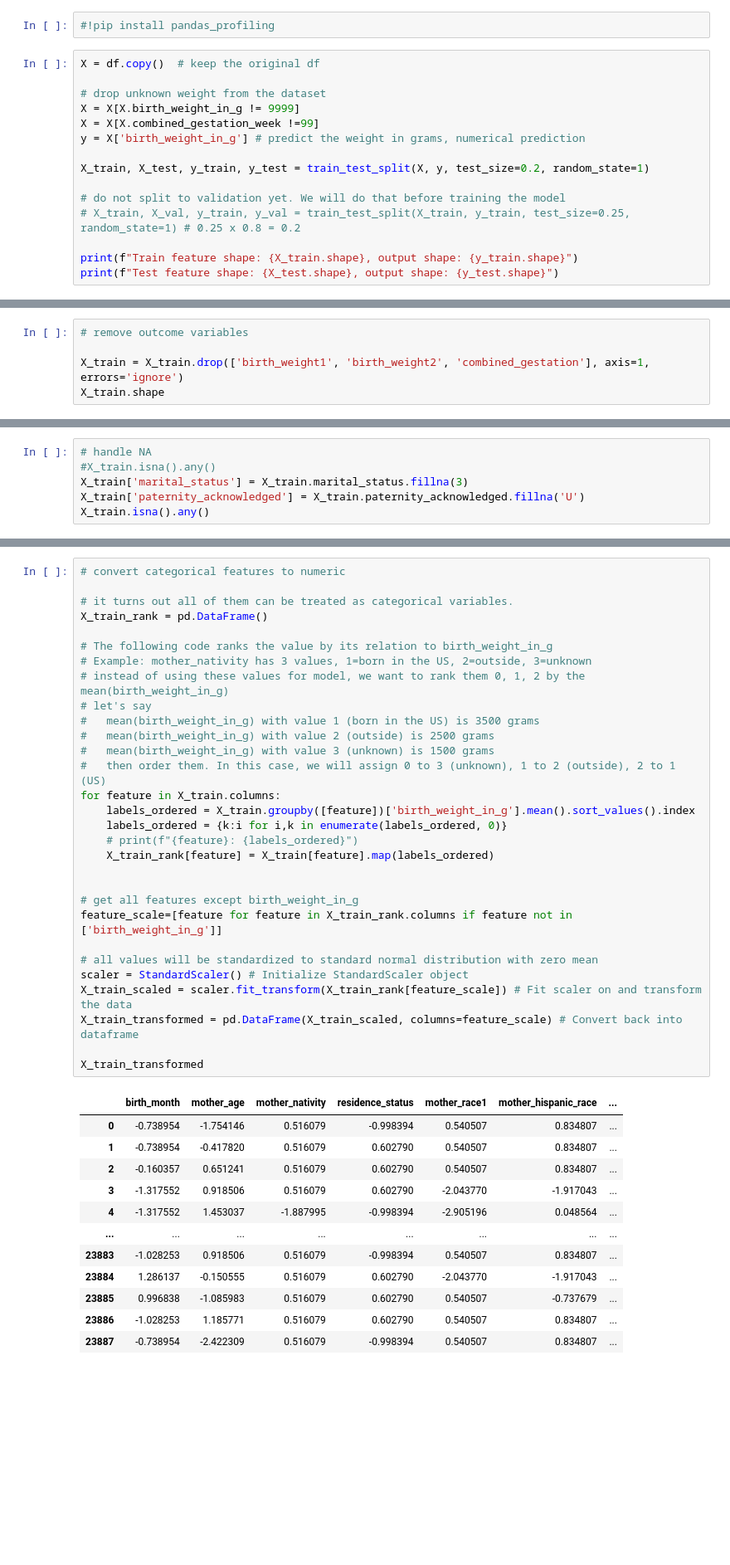
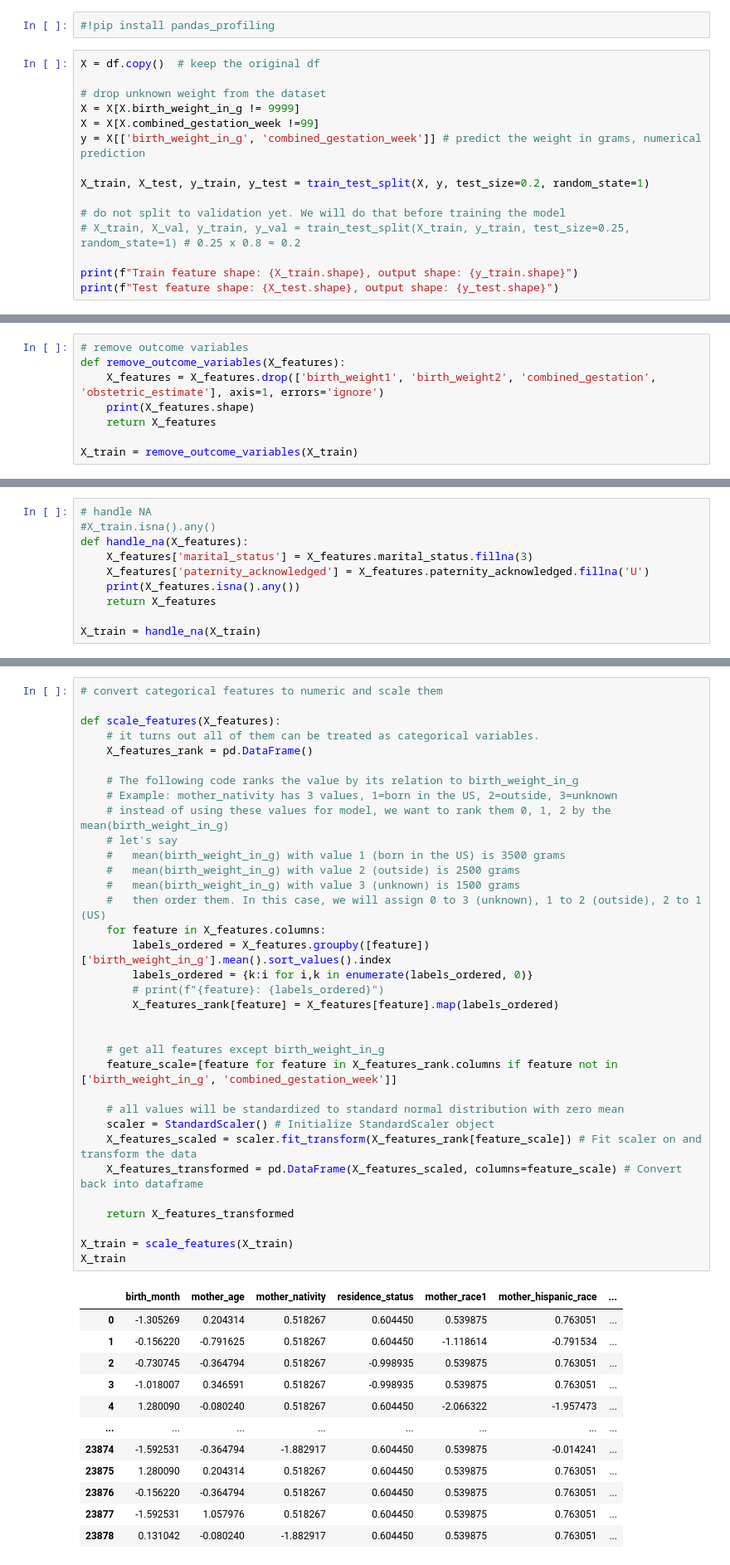
Before and after one commit to frankiepun/capstone_childbirth, a Jupyter notebook: childbirth_EDA.ipynb, the cells around one changed output, grey strips where cells are left out. Shown at 83% size. Cells and saved outputs as stored; diff of their text form; blank space fills up the shorter version.

```diff
--- a/childbirth_EDA.ipynb
+++ b/childbirth_EDA.ipynb
@@ -160,7 +160,7 @@ X = df.copy()  # keep the original df
 # drop unknown weight from the dataset
 X = X[X.birth_weight_in_g != 9999]
 X = X[X.combined_gestation_week !=99]
-y = X['birth_weight_in_g'] # predict the weight in grams, numerical prediction
+y = X[['birth_weight_in_g', 'combined_gestation_week']] # predict the weight in grams, numerical prediction
 
 X_train, X_test, y_train, y_test = train_test_split(X, y, test_size=0.2, random_state=1)
 
@@ -192,6 +192,9 @@ generate_pandas_profile_eda()
 # %%
 # remove outcome variables
+def remove_outcome_variables(X_features):
+    X_features = X_features.drop(['birth_weight1', 'birth_weight2', 'combined_gestation', 'obstetric_estimate'], axis=1, errors='ignore')
+    print(X_features.shape)
+    return X_features
 
-X_train = X_train.drop(['birth_weight1', 'birth_weight2', 'combined_gestation'], axis=1, errors='ignore')
-X_train.shape
+X_train = remove_outcome_variables(X_train)
 # %% [output]
@@ -343,9 +362,13 @@ sns.heatmap(corr, xticklabels=corr.columns, yticklabels=corr.columns)
 # %%
 # handle NA
 #X_train.isna().any()
-X_train['marital_status'] = X_train.marital_status.fillna(3)
-X_train['paternity_acknowledged'] = X_train.paternity_acknowledged.fillna('U')
-X_train.isna().any()
+def handle_na(X_features):
+    X_features['marital_status'] = X_features.marital_status.fillna(3)
+    X_features['paternity_acknowledged'] = X_features.paternity_acknowledged.fillna('U')
+    print(X_features.isna().any())
+    return X_features
+
+X_train = handle_na(X_train)
 # %% [output]
 birth_month                       False
 mother_age                        False
@@ -365,45 +388,49 @@ birth_weight_in_g                 False
 infant_breastfed_at_discharge     False
 dtype: bool
 # %%
-# convert categorical features to numeric
+# convert categorical features to numeric and scale them
 
-# it turns out all of them can be treated as categorical variables.
-X_train_rank = pd.DataFrame()
+def scale_features(X_features):
+    # it turns out all of them can be treated as categorical variables.
+    X_features_rank = pd.DataFrame()
 
-# The following code ranks the value by its relation to birth_weight_in_g
-# Example: mother_nativity has 3 values, 1=born in the US, 2=outside, 3=unknown
-# instead of using these values for model, we want to rank them 0, 1, 2 by the mean(birth_weight_in_g)
-# let's say
-#   mean(birth_weight_in_g) with value 1 (born in the US) is 3500 grams
-#   mean(birth_weight_in_g) with value 2 (outside) is 2500 grams
-#   mean(birth_weight_in_g) with value 3 (unknown) is 1500 grams
-#   then order them. In this case, we will assign 0 to 3 (unknown), 1 to 2 (outside), 2 to 1 (US)
-for feature in X_train.columns:
-    labels_ordered = X_train.groupby([feature])['birth_weight_in_g'].mean().sort_values().index
-    labels_ordered = {k:i for i,k in enumerate(labels_ordered, 0)}
-    # print(f"{feature}: {labels_ordered}")
-    X_train_rank[feature] = X_train[feature].map(labels_ordered)
+    # The following code ranks the value by its relation to birth_weight_in_g
+    # Example: mother_nativity has 3 values, 1=born in the US, 2=outside, 3=unknown
+    # instead of using these values for model, we want to rank them 0, 1, 2 by the mean(birth_weight_in_g)
+    # let's say
+    #   mean(birth_weight_in_g) with value 1 (born in the US) is 3500 grams
+    #   mean(birth_weight_in_g) with value 2 (outside) is 2500 grams
+    #   mean(birth_weight_in_g) with value 3 (unknown) is 1500 grams
+    #   then order them. In this case, we will assign 0 to 3 (unknown), 1 to 2 (outside), 2 to 1 (US)
+    for feature in X_features.columns:
+        labels_ordered = X_features.groupby([feature])['birth_weight_in_g'].mean().sort_values().index
+        labels_ordered = {k:i for i,k in enumerate(labels_ordered, 0)}
+        # print(f"{feature}: {labels_ordered}")
+        X_features_rank[feature] = X_features[feature].map(labels_ordered)
 
 
-# get all features except birth_weight_in_g
-feature_scale=[feature for feature in X_train_rank.columns if feature not in ['birth_weight_in_g']]
+    # get all features except birth_weight_in_g
+    feature_scale=[feature for feature in X_features_rank.columns if feature not in ['birth_weight_in_g', 'combined_gestation_week']]
 
-# all values will be standardized to standard normal distribution with zero mean
-scaler = StandardScaler() # Initialize StandardScaler object
-X_train_scaled = scaler.fit_transform(X_train_rank[feature_scale]) # Fit scaler on and transform the data
-X_train_transformed = pd.DataFrame(X_train_scaled, columns=feature_scale) # Convert back into dataframe
+    # all values will be standardized to standard normal distribution with zero mean
+    scaler = StandardScaler() # Initialize StandardScaler object
+    X_features_scaled = scaler.fit_transform(X_features_rank[feature_scale]) # Fit scaler on and transform the data
+    X_features_transformed = pd.DataFrame(X_features_scaled, columns=feature_scale) # Convert back into dataframe
 
-X_train_transformed
+    return X_features_transformed
+
+X_train = scale_features(X_train)
+X_train
 # %% [output]
 |  | birth_month | mother_age | mother_nativity | residence_status | mother_race1 | mother_hispanic_race | ... |
-| 0 | -0.738954 | -1.754146 | 0.516079 | -0.998394 | 0.540507 | 0.834807 | ... |
-| 1 | -0.738954 | -0.417820 | 0.516079 | 0.602790 | 0.540507 | 0.834807 | ... |
-| 2 | -0.160357 | 0.651241 | 0.516079 | 0.602790 | 0.540507 | 0.834807 | ... |
-| 3 | -1.317552 | 0.918506 | 0.516079 | 0.602790 | -2.043770 | -1.917043 | ... |
-| 4 | -1.317552 | 1.453037 | -1.887995 | -0.998394 | -2.905196 | 0.048564 | ... |
+| 0 | -1.305269 | 0.204314 | 0.518267 | 0.604450 | 0.539875 | 0.763051 | ... |
+| 1 | -0.156220 | -0.791625 | 0.518267 | 0.604450 | -1.118614 | -0.791534 | ... |
+| 2 | -0.730745 | -0.364794 | 0.518267 | -0.998935 | 0.539875 | 0.763051 | ... |
+| 3 | -1.018007 | 0.346591 | 0.518267 | -0.998935 | 0.539875 | 0.763051 | ... |
+| 4 | 1.280090 | -0.080240 | 0.518267 | 0.604450 | -2.066322 | -1.957473 | ... |
 | ... | ... | ... | ... | ... | ... | ... | ... |
-| 23883 | -1.028253 | 0.918506 | 0.516079 | -0.998394 | 0.540507 | 0.834807 | ... |
-| 23884 | 1.286137 | -0.150555 | 0.516079 | 0.602790 | -2.043770 | -1.917043 | ... |
-| 23885 | 0.996838 | -1.085983 | 0.516079 | 0.602790 | 0.540507 | -0.737679 | ... |
-| 23886 | -1.028253 | 1.185771 | 0.516079 | 0.602790 | 0.540507 | 0.834807 | ... |
-| 23887 | -0.738954 | -2.422309 | 0.516079 | -0.998394 | 0.540507 | 0.834807 | ... |
+| 23874 | -1.592531 | -0.364794 | -1.882917 | 0.604450 | 0.539875 | -0.014241 | ... |
+| 23875 | 1.280090 | 0.204314 | 0.518267 | 0.604450 | 0.539875 | 0.763051 | ... |
+| 23876 | -0.156220 | -0.364794 | 0.518267 | 0.604450 | 0.539875 | 0.763051 | ... |
+| 23877 | -1.592531 | 1.057976 | 0.518267 | 0.604450 | 0.539875 | 0.763051 | ... |
+| 23878 | 0.131042 | -0.080240 | -1.882917 | 0.604450 | 0.539875 | 0.763051 | ... |
```
Also changed, not shown: parts of 16 cells of this notebook.
